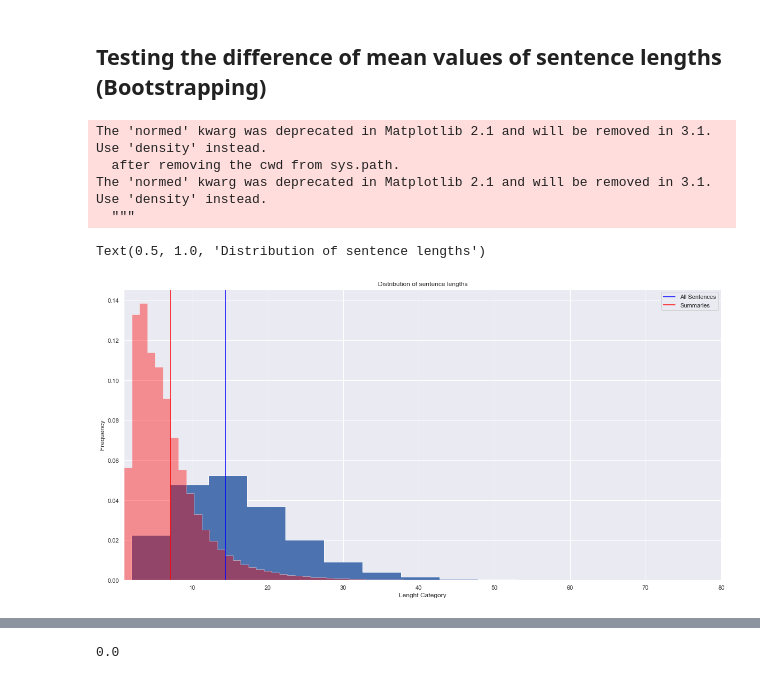
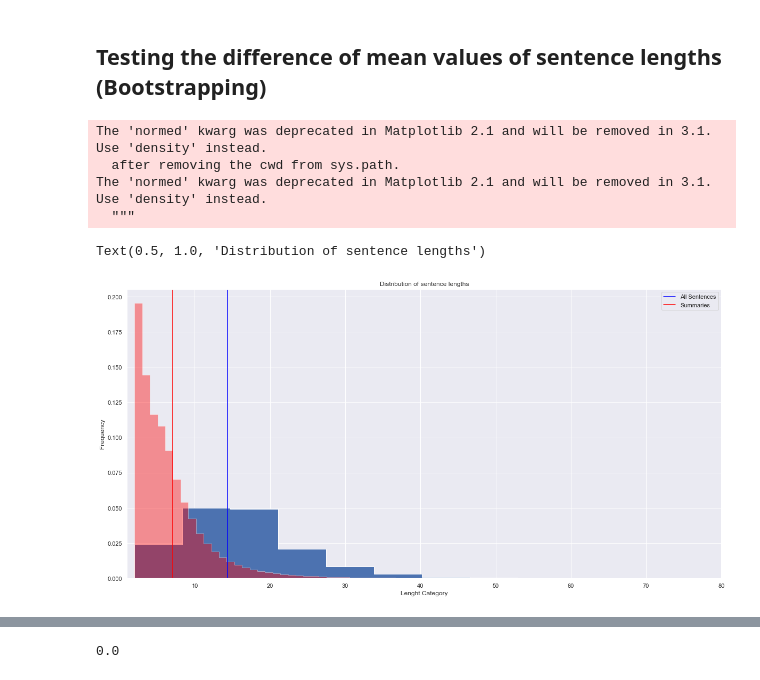
Before and after one commit to sarisboo/springboard, a Jupyter notebook: capstone_1/statistical_inference.ipynb, the cells around one changed output, grey strips where cells are left out. Cells and saved outputs as stored; diff of their text form; code cells hidden in the pictures.

```diff
--- a/capstone_1/statistical_inference.ipynb
+++ b/capstone_1/statistical_inference.ipynb
@@ -14,25 +24,25 @@ wikihow = pd.read_csv('./datasets/wikihow_sep_features.csv')
 # %% [markdown]
 ## Testing the difference of mean values of sentence lengths (Bootstrapping)
 # %%
-only_summaries = wikihow[wikihow['is_summary'] == 'yes']['sentence_len']
-non_summary = wikihow[wikihow['is_summary'] == 'no']['sentence_len']
+only_summaries = wikihow[wikihow['is_summary'] == 1]['sentence_len']
+non_summary = wikihow[wikihow['is_summary'] == 0]['sentence_len']
 plt.figure(figsize=(20,10))
-plt.hist(non_summary,bins = 200, normed=True,histtype="stepfilled")
+plt.hist(non_summary,bins = 160, normed=True,histtype="stepfilled")
 plt.hist(only_summaries,bins = 250, normed=True,histtype="stepfilled", color = 'red', alpha = 0.4)
 plt.axvline(wikihow['sentence_len'].mean(), color = 'blue')
 plt.axvline(only_summaries.mean(), color = 'red')
 plt.xlim((1, 80))
 plt.xlabel('Lenght Category')
 plt.ylabel('Frequency')
 plt.legend(['All Sentences','Summaries'],loc = 'upper right')
 plt.title('Distribution of sentence lengths')
 # %% [output]
 The 'normed' kwarg was deprecated in Matplotlib 2.1 and will be removed in 3.1. Use 'density' instead.
   after removing the cwd from sys.path.
 The 'normed' kwarg was deprecated in Matplotlib 2.1 and will be removed in 3.1. Use 'density' instead.
   """
 Text(0.5, 1.0, 'Distribution of sentence lengths')
-[figure, old version]
+[figure, new version]
 # %%
 # Reconstructing the mean under the null hypothesis
 # Compute the combined mean of the dataset
```
Also changed, not shown: parts of 25 cells of this notebook, 3 other files.
